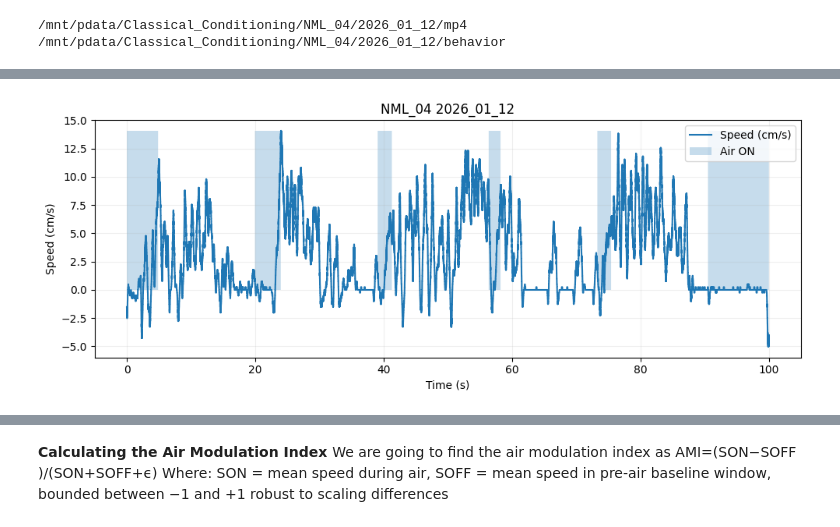
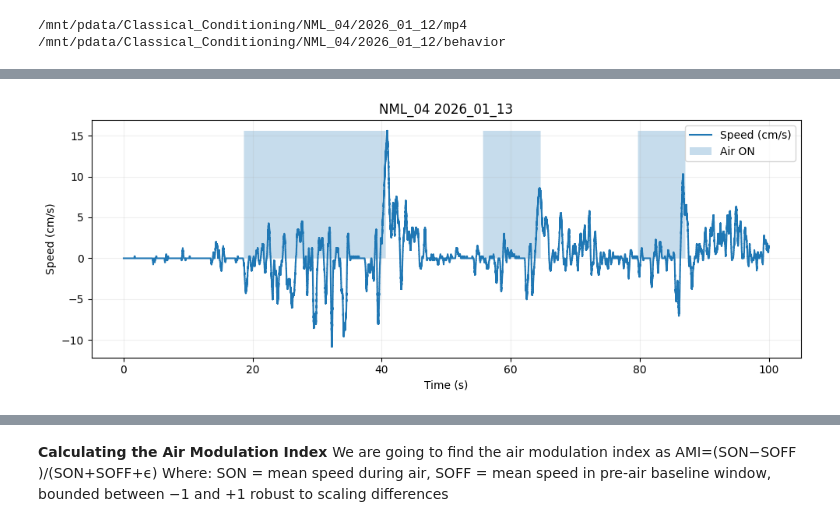
Before and after one commit to neuromomentumlab/Classical_Conditioning_Air_Wheel, a Jupyter notebook: Python/notebooks/main_runner.ipynb, the cells around one changed output, grey strips where cells are left out. Saved outputs shown, nothing was run; the diff lists cells and outputs as text; code cells hidden in the pictures.

```diff
--- a/Python/notebooks/main_runner.ipynb
+++ b/Python/notebooks/main_runner.ipynb
@@ -203,6 +232,6 @@ max: 35.009908531605106
 # %%
 from vis.plots import quick_plot
 
-quick_plot(results, "NML_04", "2026_01_12", tlim=(0,100))
+quick_plot(results, "NML_04", "2026_01_13", tlim=(0,100))
 # %% [output]
-[figure, old version]
+[figure, new version]
```
Also changed, not shown: parts of 9 cells of this notebook, 3 other files.
